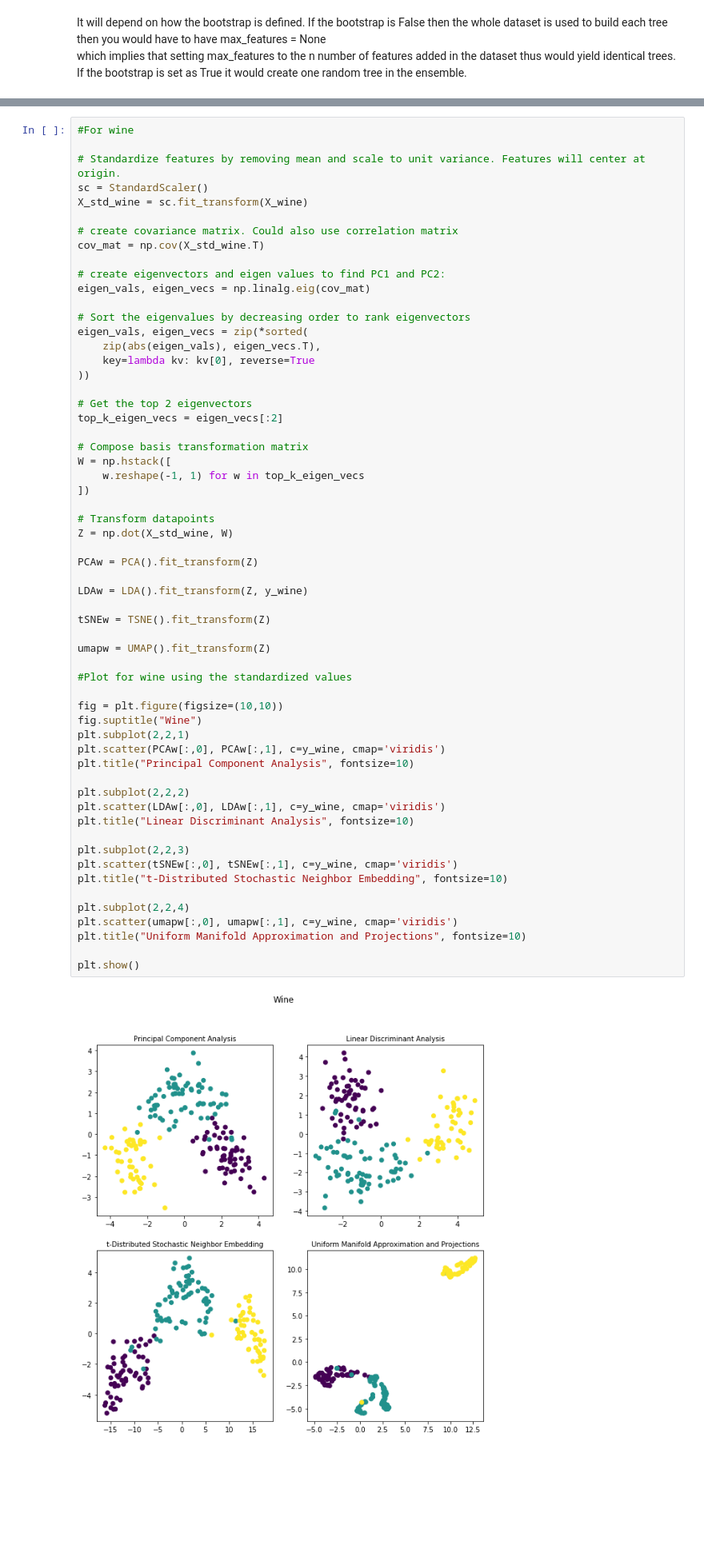
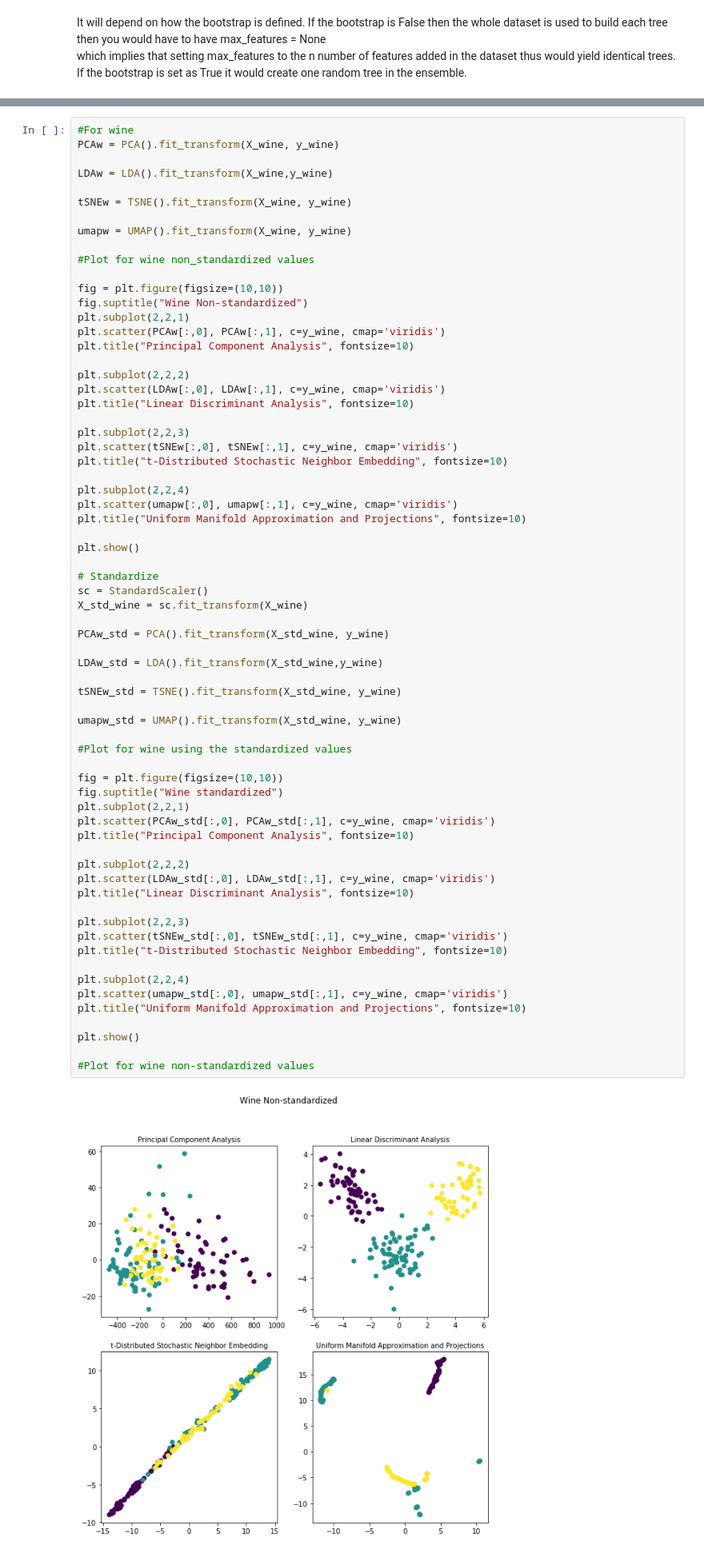
Before and after one commit to kristianolesenlarsen/sdseml_online_exercises, a Jupyter notebook: Axel/Assignment 1/assignment_1.ipynb, the cells around one changed output, grey strips where cells are left out. Shown at 80% size. Drawn from its saved outputs; the diff is of its cells as text; blank space fills up the shorter version.

```diff
--- a/Axel/Assignment 1/assignment_1.ipynb
+++ b/Axel/Assignment 1/assignment_1.ipynb
@@ -97,61 +99,69 @@ plt.show()
 # %%
 #For wine
+PCAw = PCA().fit_transform(X_wine, y_wine)
 
-# Standardize features by removing mean and scale to unit variance. Features will center at origin.
-sc = StandardScaler()
-X_std_wine = sc.fit_transform(X_wine)
+LDAw = LDA().fit_transform(X_wine,y_wine)
 
-# create covariance matrix. Could also use correlation matrix
-cov_mat = np.cov(X_std_wine.T)
+tSNEw = TSNE().fit_transform(X_wine, y_wine)
 
-# create eigenvectors and eigen values to find PC1 and PC2:
-eigen_vals, eigen_vecs = np.linalg.eig(cov_mat)
+umapw = UMAP().fit_transform(X_wine, y_wine)
 
-# Sort the eigenvalues by decreasing order to rank eigenvectors
-eigen_vals, eigen_vecs = zip(*sorted(
-    zip(abs(eigen_vals), eigen_vecs.T),
-    key=lambda kv: kv[0], reverse=True
-))
-
-# Get the top 2 eigenvectors
-top_k_eigen_vecs = eigen_vecs[:2]
-
-# Compose basis transformation matrix
-W = np.hstack([
-    w.reshape(-1, 1) for w in top_k_eigen_vecs
-])
-
-# Transform datapoints
-Z = np.dot(X_std_wine, W)
-
-PCAw = PCA().fit_transform(Z)
-
-LDAw = LDA().fit_transform(Z, y_wine)
-
-tSNEw = TSNE().fit_transform(Z)
-
-umapw = UMAP().fit_transform(Z)
-
-#Plot for wine using the standardized values
+#Plot for wine non_standardized values
 
 fig = plt.figure(figsize=(10,10))
-fig.suptitle("Wine")
+fig.suptitle("Wine Non-standardized")
 plt.subplot(2,2,1)
 plt.scatter(PCAw[:,0], PCAw[:,1], c=y_wine, cmap='viridis')
 plt.title("Principal Component Analysis", fontsize=10)
 
 plt.subplot(2,2,2)
 plt.scatter(LDAw[:,0], LDAw[:,1], c=y_wine, cmap='viridis')
 plt.title("Linear Discriminant Analysis", fontsize=10)
 
 plt.subplot(2,2,3)
 plt.scatter(tSNEw[:,0], tSNEw[:,1], c=y_wine, cmap='viridis')
 plt.title("t-Distributed Stochastic Neighbor Embedding", fontsize=10)
 
 plt.subplot(2,2,4)
 plt.scatter(umapw[:,0], umapw[:,1], c=y_wine, cmap='viridis')
 plt.title("Uniform Manifold Approximation and Projections", fontsize=10)
 
 plt.show()
+
+# Standardize
+sc = StandardScaler()
+X_std_wine = sc.fit_transform(X_wine)
+
+PCAw_std = PCA().fit_transform(X_std_wine, y_wine)
+
+LDAw_std = LDA().fit_transform(X_std_wine,y_wine)
+
+tSNEw_std = TSNE().fit_transform(X_std_wine, y_wine)
+
+umapw_std = UMAP().fit_transform(X_std_wine, y_wine)
+
+#Plot for wine using the standardized values
+
+fig = plt.figure(figsize=(10,10))
+fig.suptitle("Wine standardized")
+plt.subplot(2,2,1)
+plt.scatter(PCAw_std[:,0], PCAw_std[:,1], c=y_wine, cmap='viridis')
+plt.title("Principal Component Analysis", fontsize=10)
+
+plt.subplot(2,2,2)
+plt.scatter(LDAw_std[:,0], LDAw_std[:,1], c=y_wine, cmap='viridis')
+plt.title("Linear Discriminant Analysis", fontsize=10)
+
+plt.subplot(2,2,3)
+plt.scatter(tSNEw_std[:,0], tSNEw_std[:,1], c=y_wine, cmap='viridis')
+plt.title("t-Distributed Stochastic Neighbor Embedding", fontsize=10)
+
+plt.subplot(2,2,4)
+plt.scatter(umapw_std[:,0], umapw_std[:,1], c=y_wine, cmap='viridis')
+plt.title("Uniform Manifold Approximation and Projections", fontsize=10)
+
+plt.show()
+
+#Plot for wine non-standardized values
 # %% [output]
-[figure, old version]
+[figure, new version]
```
Also changed, not shown: parts of 6 cells of this notebook, 3 other files.
